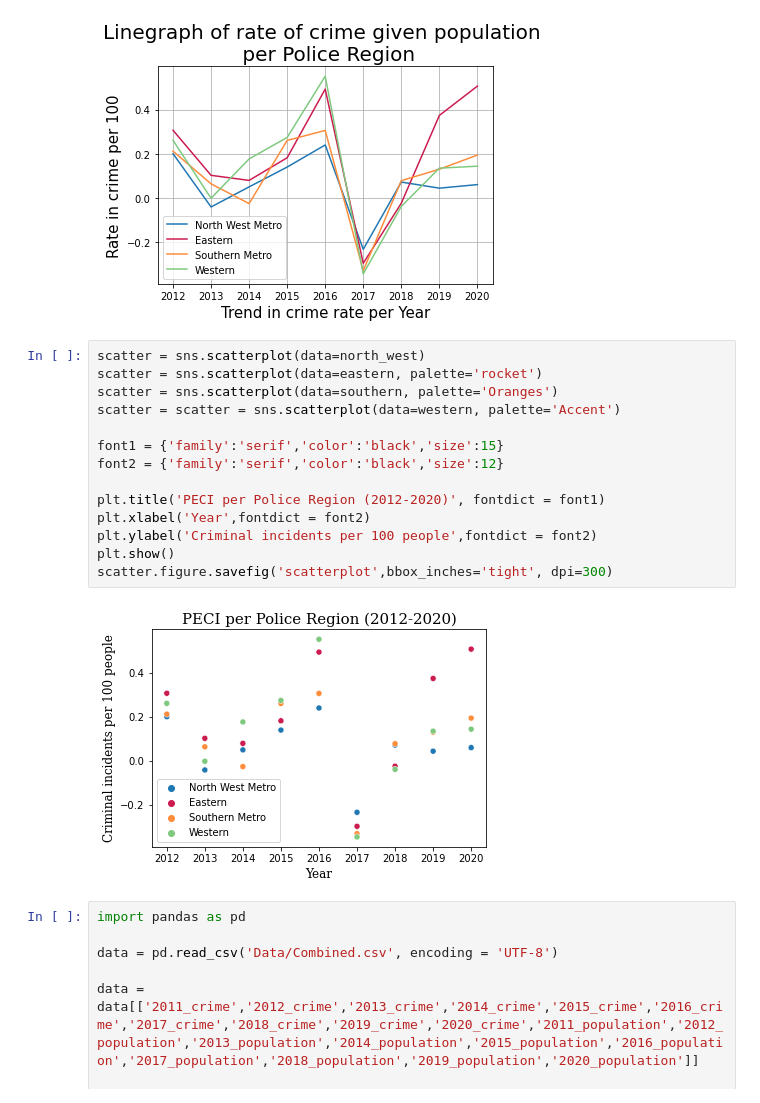
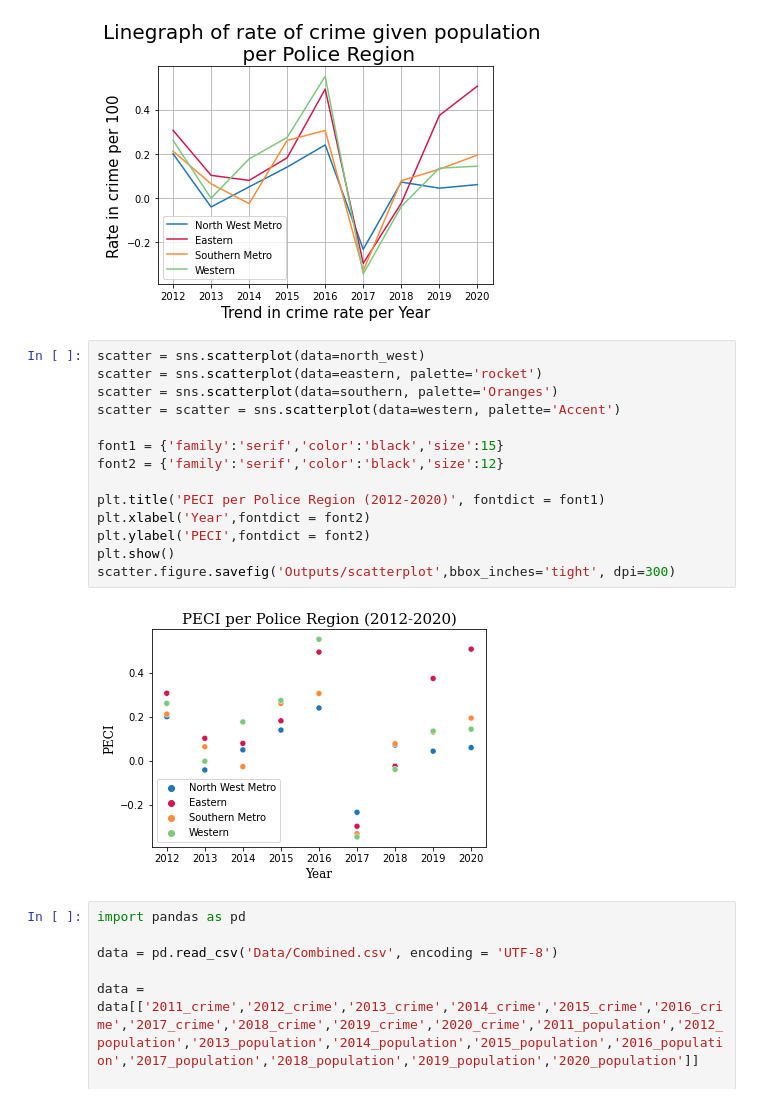
Before and after one commit to vrinda-raj/EoDP-Assignment2-Group-70, a Jupyter notebook: Initial_Analysis.ipynb, the cells around one changed output. Saved outputs shown, nothing was run; the diff lists cells and outputs as text.

Commit message:
Corrected output locations

```diff
--- a/Initial_Analysis.ipynb
+++ b/Initial_Analysis.ipynb
@@ -74,19 +74,19 @@ linegraph.figure.savefig('linegraph', bbox_inches='tight')
 # %%
 scatter = sns.scatterplot(data=north_west)
 scatter = sns.scatterplot(data=eastern, palette='rocket')
 scatter = sns.scatterplot(data=southern, palette='Oranges')
 scatter = scatter = sns.scatterplot(data=western, palette='Accent')
 
 font1 = {'family':'serif','color':'black','size':15}
 font2 = {'family':'serif','color':'black','size':12}
 
 plt.title('PECI per Police Region (2012-2020)', fontdict = font1)
 plt.xlabel('Year',fontdict = font2)
-plt.ylabel('Criminal incidents per 100 people',fontdict = font2)
+plt.ylabel('PECI',fontdict = font2)
 plt.show()
-scatter.figure.savefig('scatterplot',bbox_inches='tight', dpi=300)
+scatter.figure.savefig('Outputs/scatterplot',bbox_inches='tight', dpi=300)
 # %% [output]
-[figure, old version]
+[figure, new version]
 # %%
 import pandas as pd
 
```
Also changed, not shown: 7 other files.
